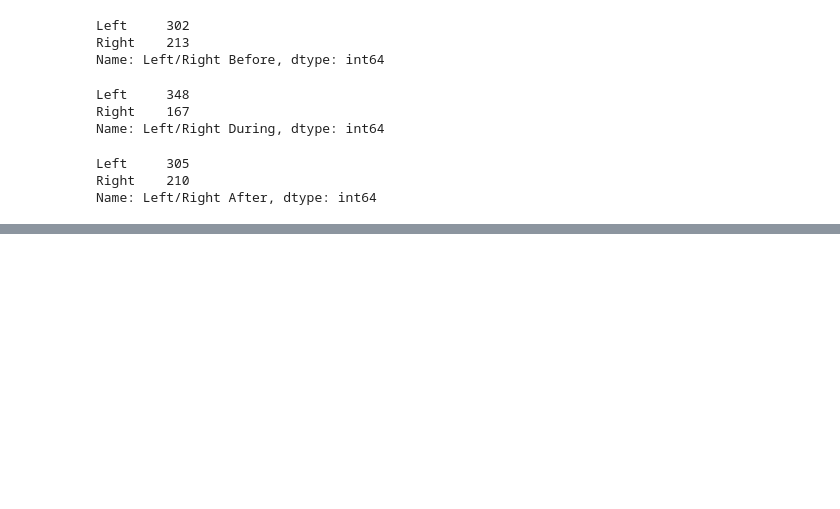
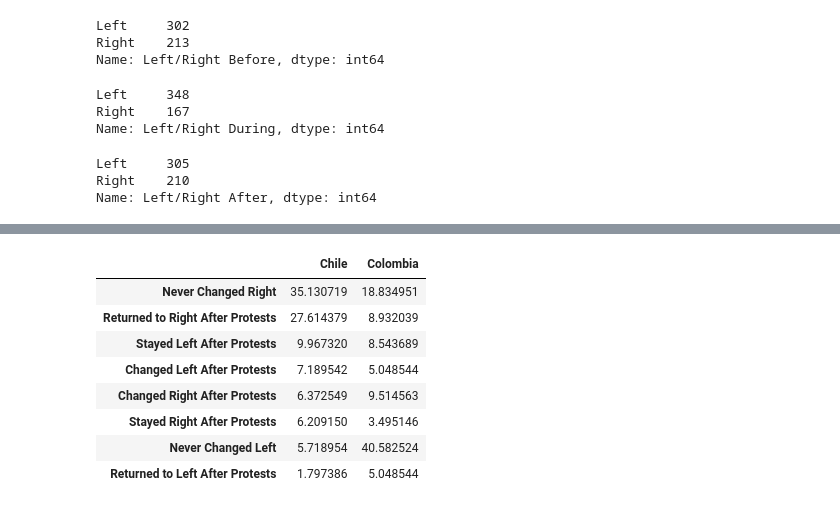
Before and after one commit to simncg/FinalProjectTextMining, a Jupyter notebook: Codes/Supervised Learning Models.ipynb, the cells around one changed output, grey strips where cells are left out. Cells and saved outputs as stored; diff of their text form; code cells hidden in the pictures; blank space fills up the shorter version.

```diff
--- a/Codes/Supervised Learning Models.ipynb
+++ b/Codes/Supervised Learning Models.ipynb
@@ -758,0 +845,25 @@ class_celebrities.to_csv("Predictions Celebrities Colombia.csv")
+# %%
+# Compute how many celebrities returned to its original branch and how many stayed in the new branch
+def long_term_patterns(row):
+    if (row['Left/Right Before']=="Left") & (row["Left/Right During"] == "Right") & (row["Left/Right After"] == "Left"):
+        return "Returned to Left After Protests"
+    elif (row['Left/Right Before']=="Right") & (row["Left/Right During"] == "Left") & (row["Left/Right After"] == "Right"):
+        return "Returned to Right After Protests"
+    elif (row['Left/Right Before']=="Right") & (row["Left/Right During"] == "Left") & (row["Left/Right After"] == "Left"):
+        return "Stayed Left After Protests"
+    elif (row['Left/Right Before']=="Left") & (row["Left/Right During"] == "Right") & (row["Left/Right After"] == "Right"):
+        return "Stayed Right After Protests"
+    elif (row['Left/Right Before']=="Left") & (row["Left/Right During"] == "Left") & (row["Left/Right After"] == "Left"):
+        return "Never Changed Left"
+    elif (row['Left/Right Before']=="Right") & (row["Left/Right During"] == "Right") & (row["Left/Right After"] == "Right"):
+        return "Never Changed Right"
+    elif (row['Left/Right Before']=="Right") & (row["Left/Right During"] == "Right") & (row["Left/Right After"] == "Left"):
+        return "Changed Left After Protests"
+    elif (row['Left/Right Before']=="Left") & (row["Left/Right During"] == "Left") & (row["Left/Right After"] == "Right"):
+        return "Changed Right After Protests"
+# %%
+cel_chile['long_term_pattern'] = cel_chile.apply(lambda row: long_term_patterns(row), axis=1)
+cel_colomb['long_term_pattern'] = cel_colomb.apply(lambda row: long_term_patterns(row), axis=1)
+# %%
+colombia_long = cel_colomb["long_term_pattern"].value_counts()/sum(cel_colomb["long_term_pattern"].value_counts())*100
+colombia_long
@@ -758,0 +880,3 @@ class_celebrities.to_csv("Predictions Celebrities Colombia.csv")
+# %%
+chile_long = cel_chile["long_term_pattern"].value_counts()/sum(cel_chile["long_term_pattern"].value_counts())*100
+chile_long
@@ -758,0 +893,14 @@ class_celebrities.to_csv("Predictions Celebrities Colombia.csv")
+# %%
+final_pattern = pd.merge(chile_long, colombia_long, left_index=True, right_index=True)
+final_pattern.columns = ["Chile", "Colombia"]
+final_pattern
+# %% [output]
+|  | Chile | Colombia |
+| Never Changed Right | 35.130719 | 18.834951 |
+| Returned to Right After Protests | 27.614379 | 8.932039 |
+| Stayed Left After Protests | 9.967320 | 8.543689 |
+| Changed Left After Protests | 7.189542 | 5.048544 |
+| Changed Right After Protests | 6.372549 | 9.514563 |
+| Stayed Right After Protests | 6.209150 | 3.495146 |
+| Never Changed Left | 5.718954 | 40.582524 |
+| Returned to Left After Protests | 1.797386 | 5.048544 |
```
Also changed, not shown: parts of 19 cells of this notebook.
